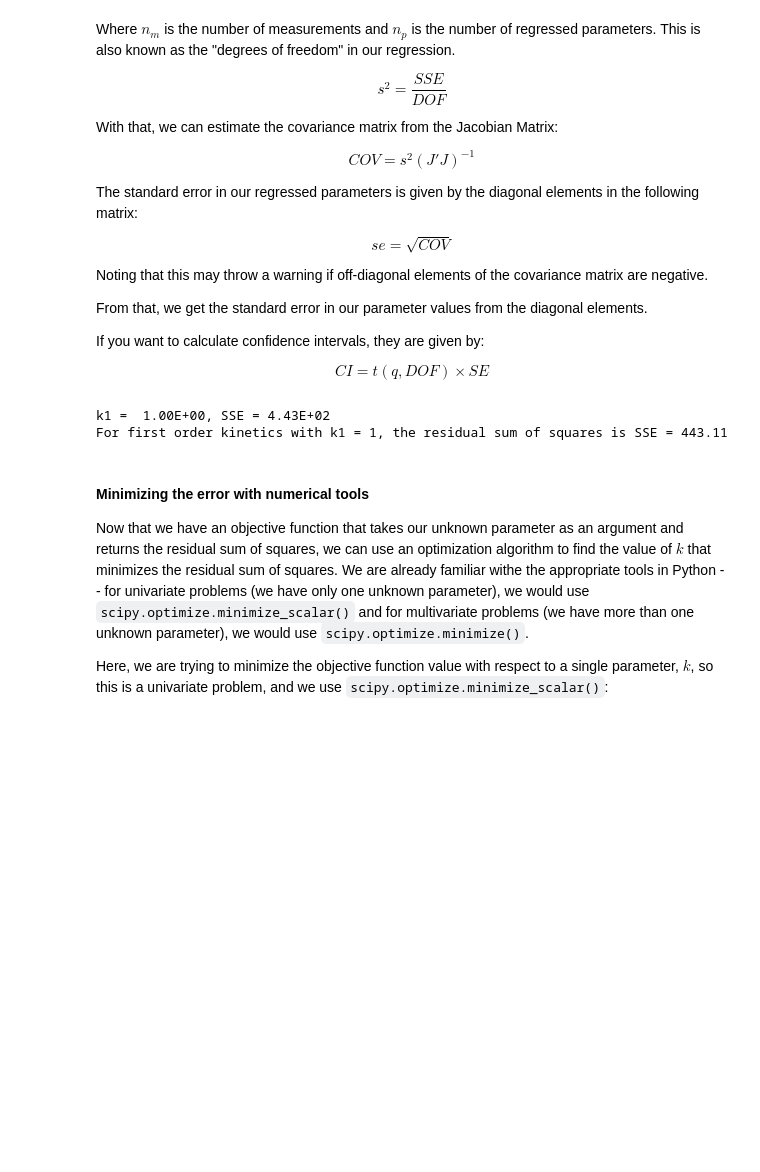
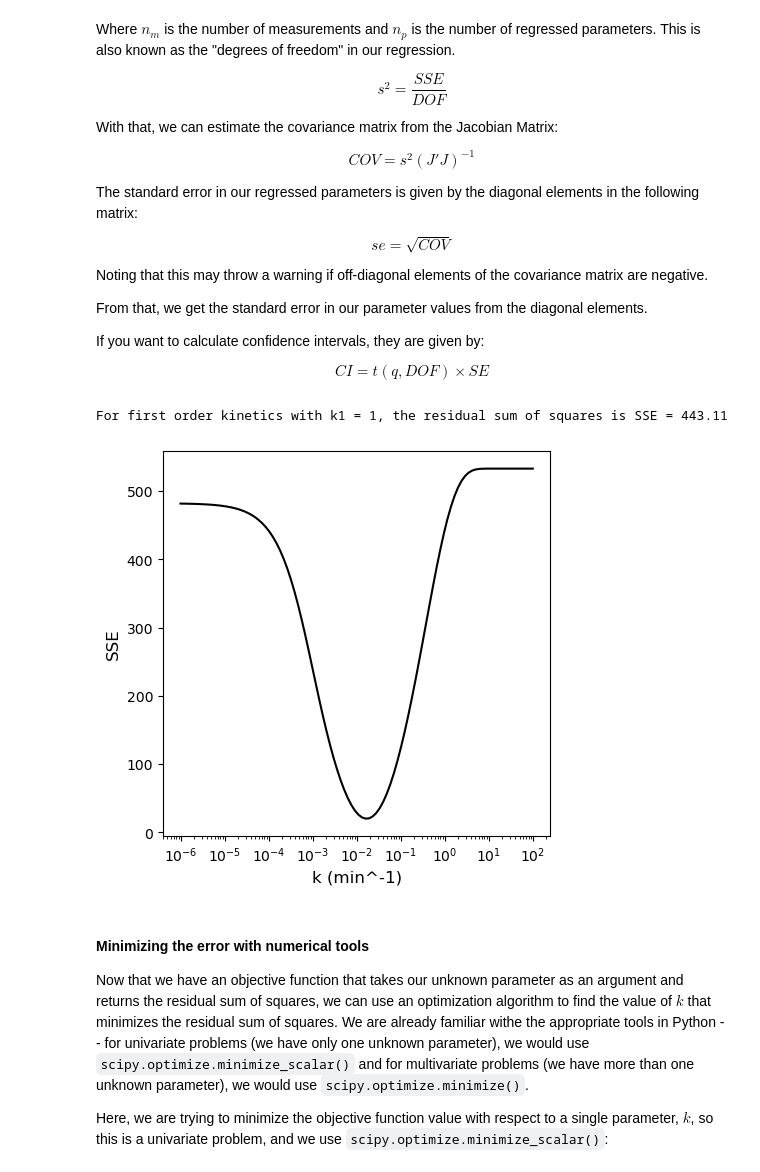
Before and after one commit to jqbond/CEN587, a Jupyter notebook: Notebooks/587-N40.ipynb, the cells around one changed output. Cells and saved outputs as stored; diff of their text form; code cells hidden in the pictures; blank space fills up the shorter version.

```diff
--- a/Notebooks/587-N40.ipynb
+++ b/Notebooks/587-N40.ipynb
@@ -440,11 +440,27 @@ def JACONE(k1):
 # Run the objective function for a test value of the first order rate constant k1           #
 #############################################################################################
 k1test = 1
-# OBJONE(k1test)
+OBJONE(k1test)
 print(f'For first order kinetics with k1 = {k1test}, the residual sum of squares is SSE = {OBJONE(k1test):5.2f}')
 # %% [output]
-k1 =  1.00E+00, SSE = 4.43E+02
 For first order kinetics with k1 = 1, the residual sum of squares is SSE = 443.11
+# %%
+#########################################################################################
+# Plot objective function for various values of k1                                      #
+#########################################################################################
+
+k1 = np.logspace(-6, 2, 100)
+OBJOUT = np.zeros(len(k1))
+for i, k in enumerate(k1):
+    OBJOUT[i] = OBJONE(k)
+plt.figure(figsize = (5, 5))
+plt.plot(k1, OBJOUT, color = 'black', linestyle = 'solid', label = 'Residual Sum of Squares')
+plt.xlabel('k (min^-1)', fontsize = 12)
+plt.ylabel('SSE', fontsize = 12)
+plt.xscale('log')
+plt.show()
+# %% [output]
+[figure, added]
 # %% [markdown]
 #### Minimizing the error with numerical tools
 
```
Also changed, not shown: parts of 6 cells of this notebook.
